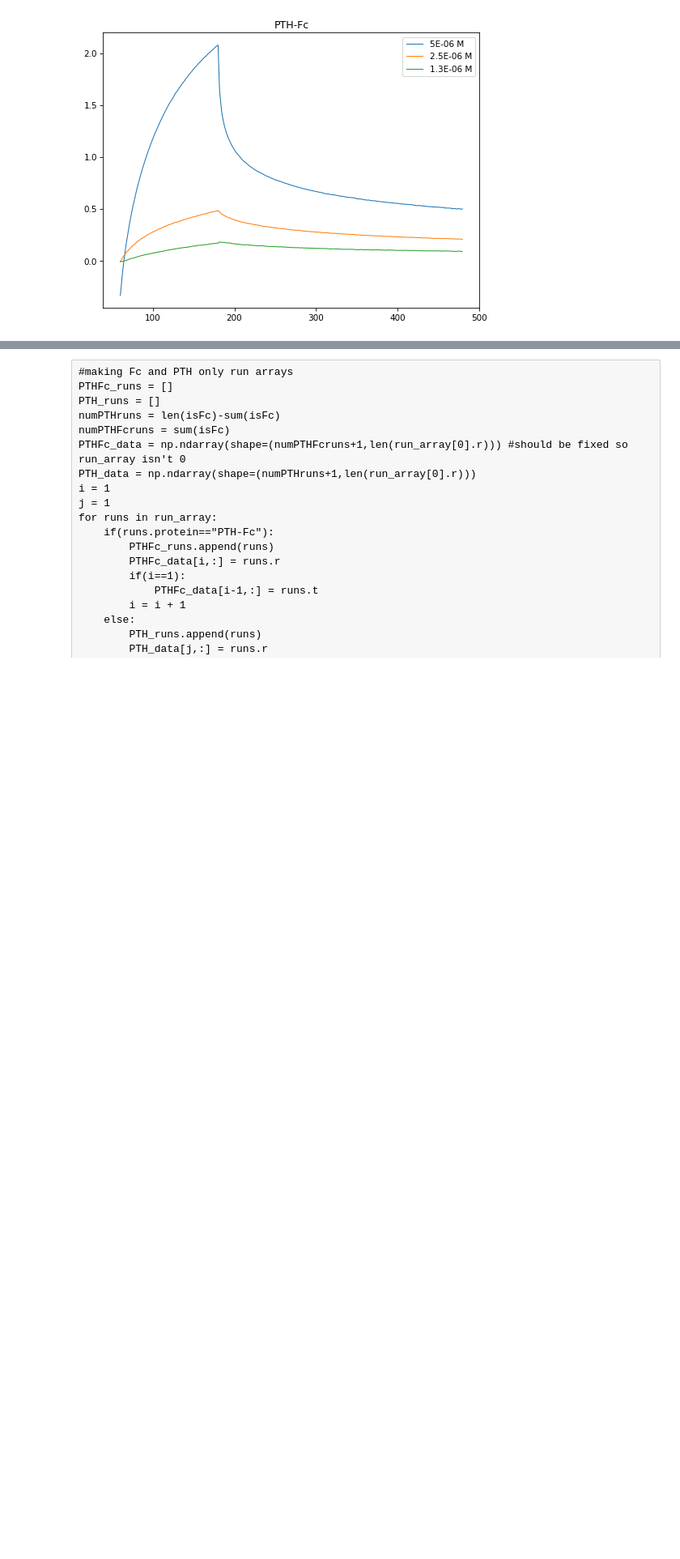
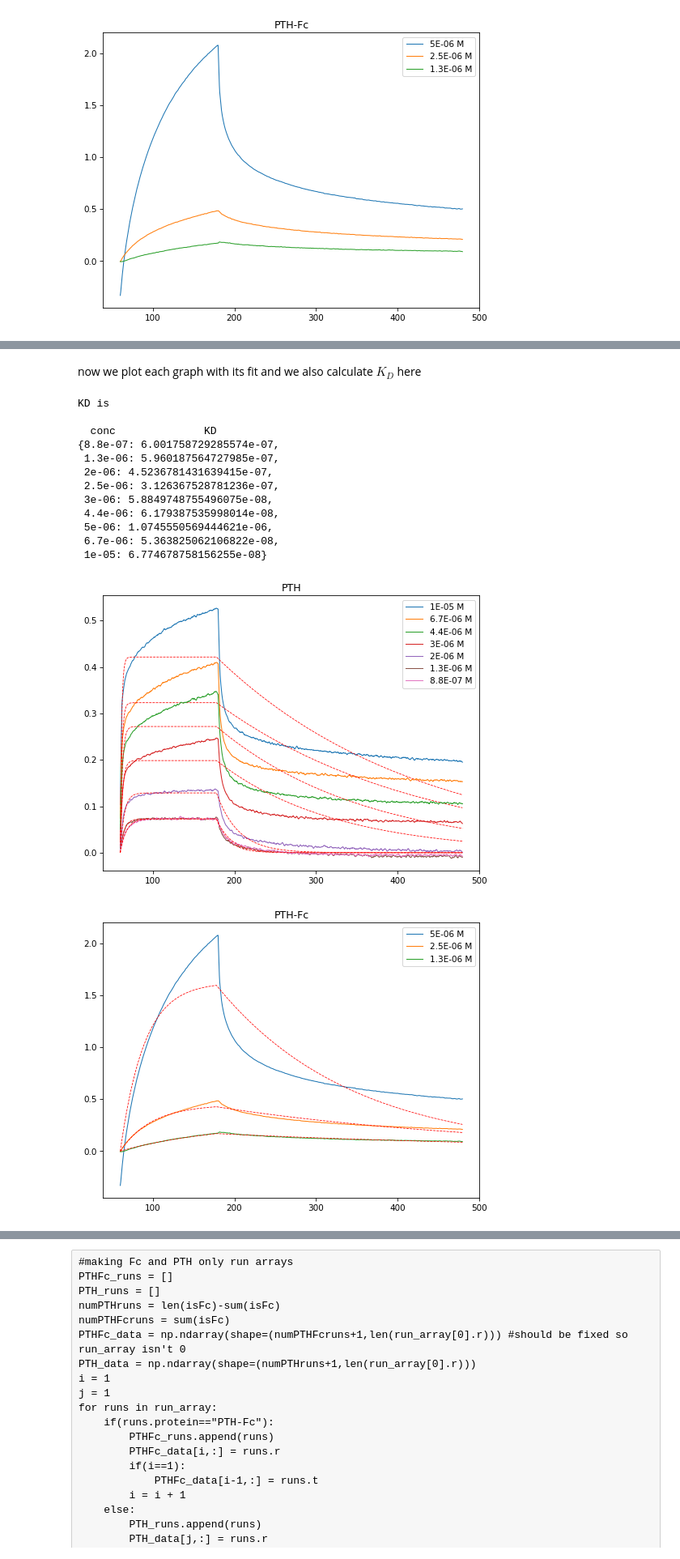
Before and after one commit to DexterAntonio/pthBLI, a Jupyter notebook: processingData.ipynb, the cells around one changed output, grey strips where cells are left out. Shown at 81% size. Drawn from its saved outputs; the diff is of its cells as text; code cells hidden in the pictures; blank space fills up the shorter version.

```diff
--- a/processingData.ipynb
+++ b/processingData.ipynb
@@ -305,0 +208,44 @@ result = aModel.fit(rp,params,t=tp)
+# %% [markdown]
+now we plot each graph with its fit and we also calculate $K_D$ here
+# %%
+KdDic = {}
+for run in run_array:
+    if(run.protein == "PTH-Fc" and np.max(run.r)>0.07):
+        plt.figure(1,figsize=(8, 6), dpi=75, facecolor='w', edgecolor='k')
+        conc = run.concentration
+        plt.plot(run.t,run.r,'-',linewidth=1,label=str(conc) + " M")
+        plt.plot(run.t,run.fitResult.best_fit,"--r",linewidth=0.75)
+        plt.legend()
+        plt.title("PTH-Fc")
+        #print(run.fitResult.fit_report())
+        KdDic[run.fitResult.params["A0"].value]= run.fitResult.params["kd"].value/run.fitResult.params["ka"].value
+
+    if(run.protein=="PTH" and np.max(run.r)>0.07):
+        plt.figure(2,figsize=(8, 6), dpi=75, facecolor='w', edgecolor='k')
+        conc = run.concentration
+        plt.plot(run.t,run.r,'-',linewidth=1,label=str(conc) + " M")
+        plt.plot(run.t,run.fitResult.best_fit,"--r",linewidth=0.75)
+        plt.legend()
+        plt.title("PTH")
+        KdDic[run.fitResult.params["A0"].value]= run.fitResult.params["kd"].value/run.fitResult.params["ka"].value
+        #print(run.fitResult.fit_report())
+print("KD is \n")
+print("  conc              KD")
+import pprint
+pprint.pprint(KdDic)
+pretty_dict_str = pprint.pformat(KdDic)
+# %% [output]
+KD is
+
+  conc              KD
+{8.8e-07: 6.001758729285574e-07,
+ 1.3e-06: 5.960187564727985e-07,
+ 2e-06: 4.5236781431639415e-07,
+ 2.5e-06: 3.126367528781236e-07,
+ 3e-06: 5.8849748755496075e-08,
+ 4.4e-06: 6.179387535998014e-08,
+ 5e-06: 1.0745550569444621e-06,
+ 6.7e-06: 5.363825062106822e-08,
+ 1e-05: 6.774678758156255e-08}
+[figure, added]
+[figure, added]
```
Also changed, not shown: parts of 6 cells of this notebook.
